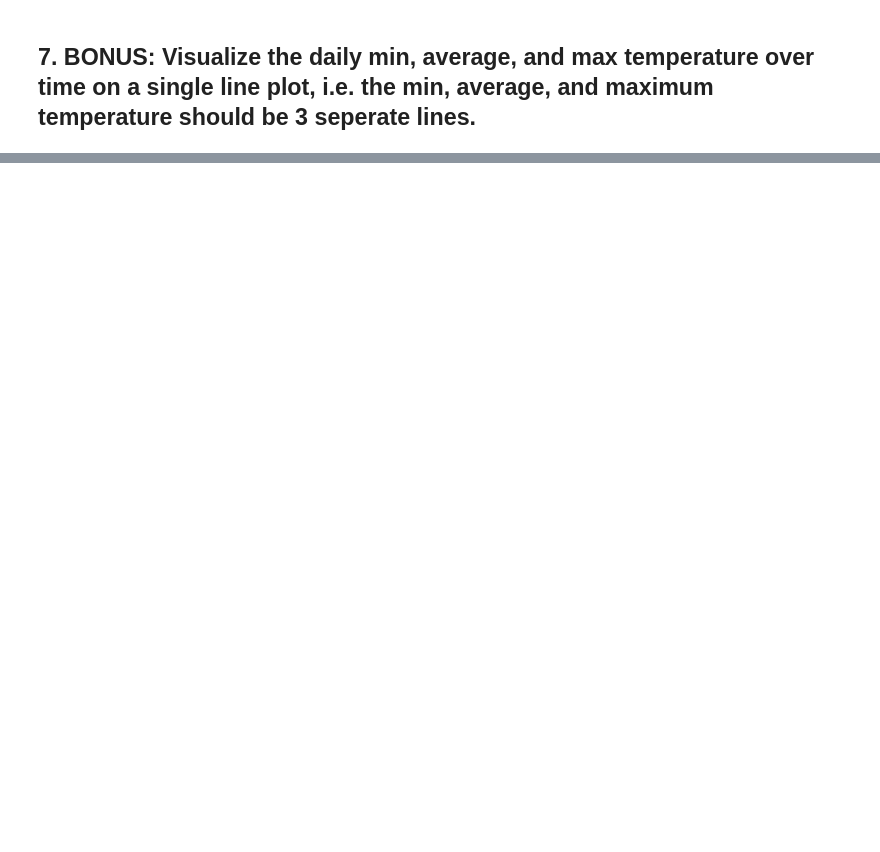
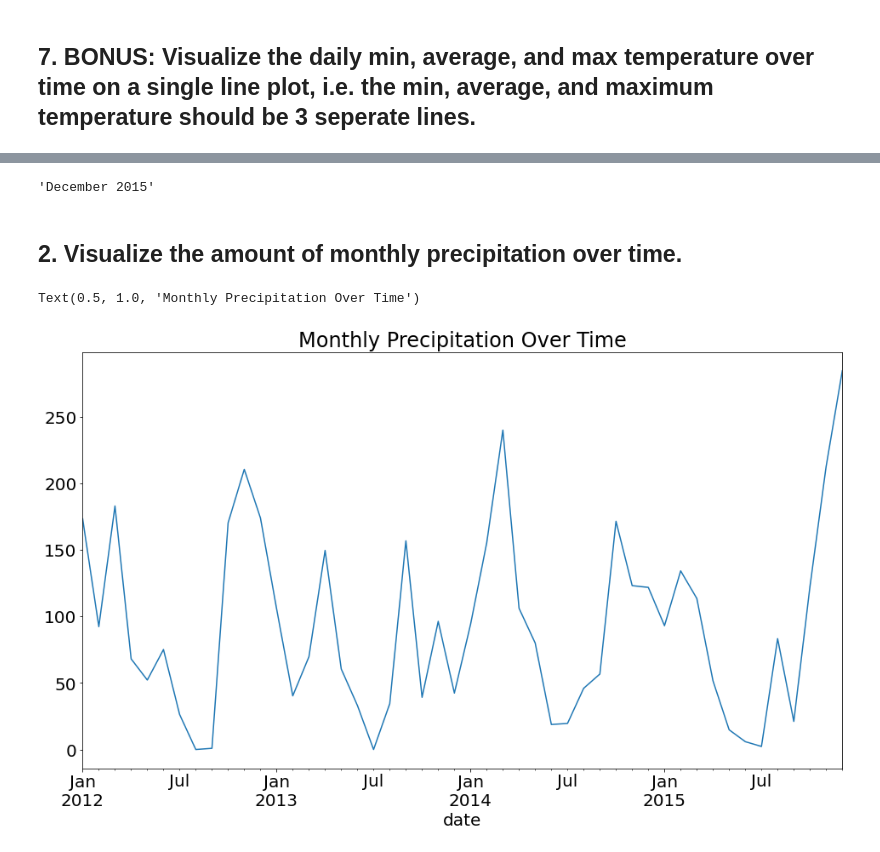
Before and after one commit to m3redithw/time-series-exercises, a Jupyter notebook: time_series_data_exercises.ipynb, the cells around one changed output, grey strips where cells are left out. Drawn from its saved outputs; the diff is of its cells as text; code cells hidden in the pictures; blank space fills up the shorter version.

Commit message:
completed seattle weather exercises

```diff
--- a/time_series_data_exercises.ipynb
+++ b/time_series_data_exercises.ipynb
@@ -97,0 +154,11 @@ monthly_avg.temp.idxmax().month_name()
+# %%
+# Storing seattle weaather to dataframe
+df = data.seattle_weather()
+# %%
+df = df.set_index('date')
+# %%
+# Getting year from dates
+df['year'] = df.index.year
+# %%
+# Getting month from dates
+df['month'] = df.index.strftime('%b')
@@ -97,0 +175,14 @@ monthly_avg.temp.idxmax().month_name()
+# %%
+monthly_precip = df.resample('M').precipitation.sum()
+monthly_precip.idxmax().strftime("%B %Y")
+# %% [output]
+'December 2015'
+# %% [markdown]
+## 2. Visualize the amount of monthly precipitation over time.
+# %%
+monthly_precip = df.resample('M').precipitation.sum()
+monthly_precip.plot()
+plt.title('Monthly Precipitation Over Time')
+# %% [output]
+Text(0.5, 1.0, 'Monthly Precipitation Over Time')
+[figure, added]
```
Also changed, not shown: parts of 28 cells of this notebook.
